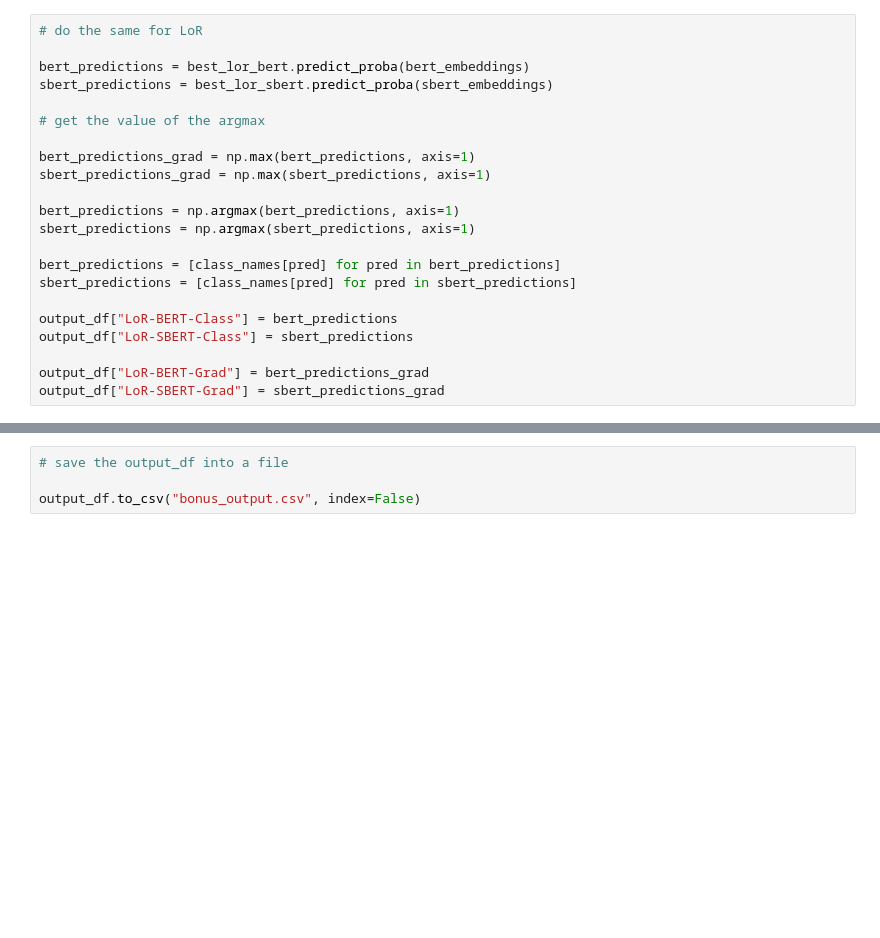
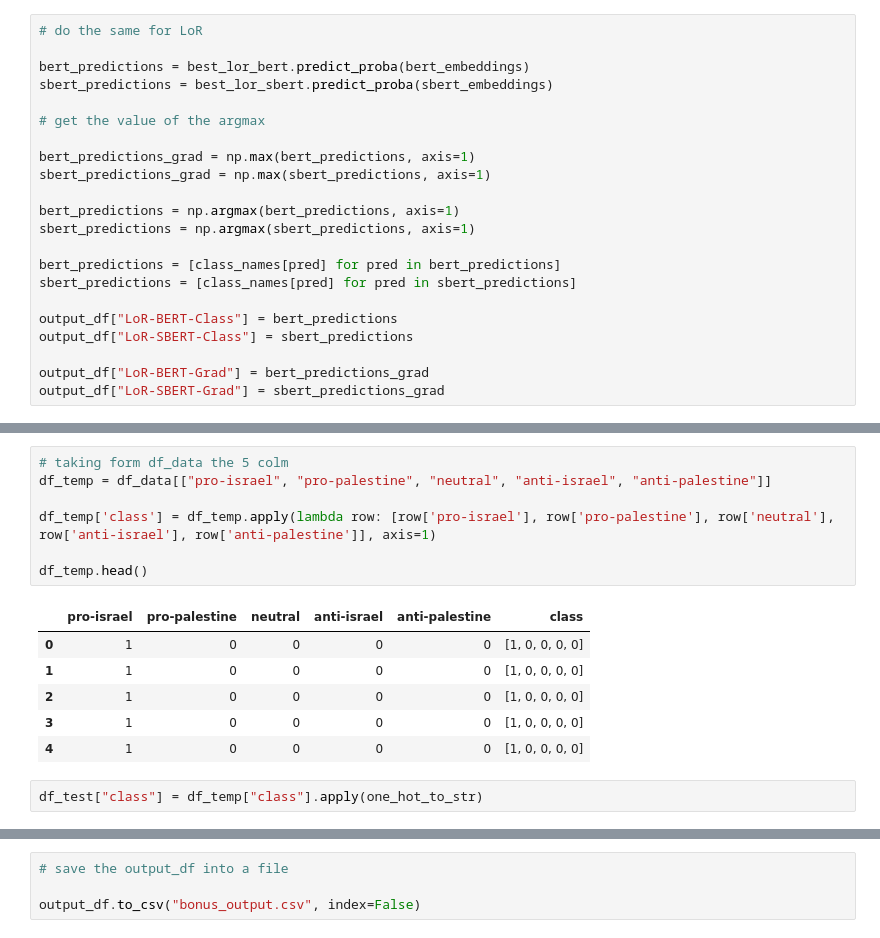
Before and after one commit to dattali18/IR_Assignments, a Jupyter notebook: Assignment.05/IR_05_B.ipynb, the cells around one changed output, grey strips where cells are left out. Drawn from its saved outputs; the diff is of its cells as text; blank space fills up the shorter version.

```diff
--- a/Assignment.05/IR_05_B.ipynb
+++ b/Assignment.05/IR_05_B.ipynb
@@ -1048,0 +1056,16 @@ output_df.head()
+# %%
+# taking form df_data the 5 colm
+df_temp = df_data[["pro-israel", "pro-palestine", "neutral", "anti-israel", "anti-palestine"]]
+
+df_temp['class'] = df_temp.apply(lambda row: [row['pro-israel'], row['pro-palestine'], row['neutral'], row['anti-israel'], row['anti-palestine']], axis=1)
+
+df_temp.head()
+# %% [output]
+|  | pro-israel | pro-palestine | neutral | anti-israel | anti-palestine | class |
+| 0 | 1 | 0 | 0 | 0 | 0 | [1, 0, 0, 0, 0] |
+| 1 | 1 | 0 | 0 | 0 | 0 | [1, 0, 0, 0, 0] |
+| 2 | 1 | 0 | 0 | 0 | 0 | [1, 0, 0, 0, 0] |
+| 3 | 1 | 0 | 0 | 0 | 0 | [1, 0, 0, 0, 0] |
+| 4 | 1 | 0 | 0 | 0 | 0 | [1, 0, 0, 0, 0] |
+# %%
+df_test["class"] = df_temp["class"].apply(one_hot_to_str)
```
Also changed, not shown: parts of 5 cells of this notebook.
